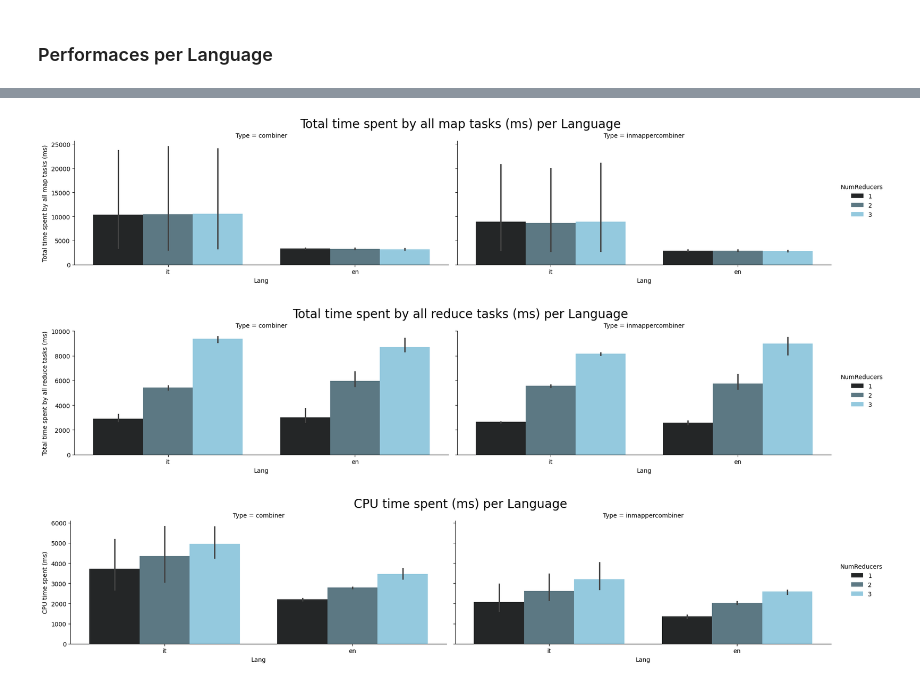
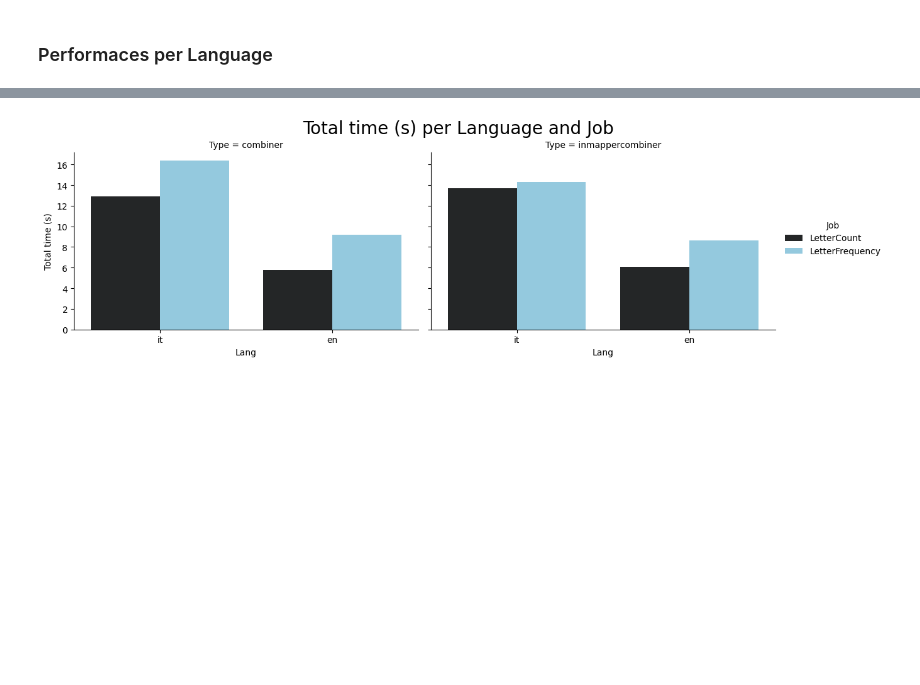
Before and after one commit to NamaWho/hadoop-letter-frequency, a Jupyter notebook: notebooks/performance_analysis.ipynb, the cells around one changed output, grey strips where cells are left out. Drawn from its saved outputs; the diff is of its cells as text; code cells hidden in the pictures; blank space fills up the shorter version.

```diff
--- a/notebooks/performance_analysis.ipynb
+++ b/notebooks/performance_analysis.ipynb
@@ -398,6 +418,6 @@ test_df
 # %%
 # concat al the dfs
-df_list = [dante_df, promessi_sposi_df, gerusalemme_liberata_df, frankenstein_df, moby_dick_df, paradise_lost_df, test_df]
+df_list = [dante_df, promessi_sposi_df, gerusalemme_liberata_df, frankenstein_df, moby_dick_df, paradise_lost_df]
 
 df_concat = pd.concat(df_list, ignore_index=True)
 
@@ -442,3 +462,4 @@ numeric_columns = [
 # Iterazione attraverso le colonne e conversione in numeriche
 for col in numeric_columns:
     df_concat[col] = pd.to_numeric(df_concat[col], errors='coerce')
+    test_df[col] = pd.to_numeric(test_df[col], errors='coerce')
@@ -540,0 +509,14 @@ df_frequency_job
+# %%
+# Normalize values ms -> s  btes -> MB
+df_concat['Total time spent by all map tasks (s)'] = df_concat['Total time spent by all map tasks (ms)'] / 1000
+df_concat['Total time spent by all reduce tasks (s)'] = df_concat['Total time spent by all reduce tasks (ms)'] / 1000
+df_concat['CPU time spent (s)'] = df_concat['CPU time spent (ms)'] / 1000
+df_concat['Peak Map Physical memory (MB)'] = df_concat['Peak Map Physical memory (bytes)'] / (1024 * 1024)
+df_concat['Peak Map Virtual memory (MB)'] = df_concat['Peak Map Virtual memory (bytes)'] / (1024 * 1024)
+df_concat['Peak Reduce Physical memory (MB)'] = df_concat['Peak Reduce Physical memory (bytes)'] / (1024 * 1024)
+df_concat['Peak Reduce Virtual memory (MB)'] = df_concat['Peak Reduce Virtual memory (bytes)'] / (1024 * 1024)
+
+# Drop the original columns
+df_concat.drop(columns=['Total time spent by all map tasks (ms)', 'Total time spent by all reduce tasks (ms)', 'CPU time spent (ms)', 'Peak Map Physical memory (bytes)', 'Peak Map Virtual memory (bytes)', 'Peak Reduce Physical memory (bytes)', 'Peak Reduce Virtual memory (bytes)'], inplace=True)
+
+df_concat
@@ -541 +573,4 @@ df_frequency_job
+# %%
+df_concat['Total time (s)'] = df_concat['Total time spent by all map tasks (s)'] + df_concat['Total time spent by all reduce tasks (s)']
+test_df['Total time (s)'] = test_df['Total time spent by all map tasks (s)'] + test_df['Total time spent by all reduce tasks (s)']
 # %%
@@ -638,15 +789,11 @@ plt.show()
 # %%
-l = ['Total time spent by all map tasks (ms)',	'Total time spent by all reduce tasks (ms)',	'CPU time spent (ms)']
-for col in l:
-    sns.catplot(
-    data=df_frequency_job, kind="bar",
-    x="Lang", y=col, col="Type", hue="NumReducers",
-    height=4, aspect=2.3, palette='dark:skyblue')
-
-    plt.subplots_adjust(top=0.85)  # Adjust top margin to make space for title
-    plt.suptitle(f'{col} per Language', fontsize=20)  # Set the title
-    plt.show()
+sns.catplot(
+    data=df_concat, kind="bar",
+    x="Lang", y='Total time (s)', col="Type", hue="Job",
+    height=4, aspect=1.5, palette='dark:skyblue', ci=None
+)
+plt.subplots_adjust(top=0.85)  # Adjust top margin to make space for title
+plt.suptitle('Total time (s) per Language and Job', fontsize=20)  # Set the title
+plt.show()
 # %% [output]
-[figure, old version]
+[figure, new version]
-[figure, removed]
-[figure, removed]
```
Also changed, not shown: parts of 30 cells of this notebook.
